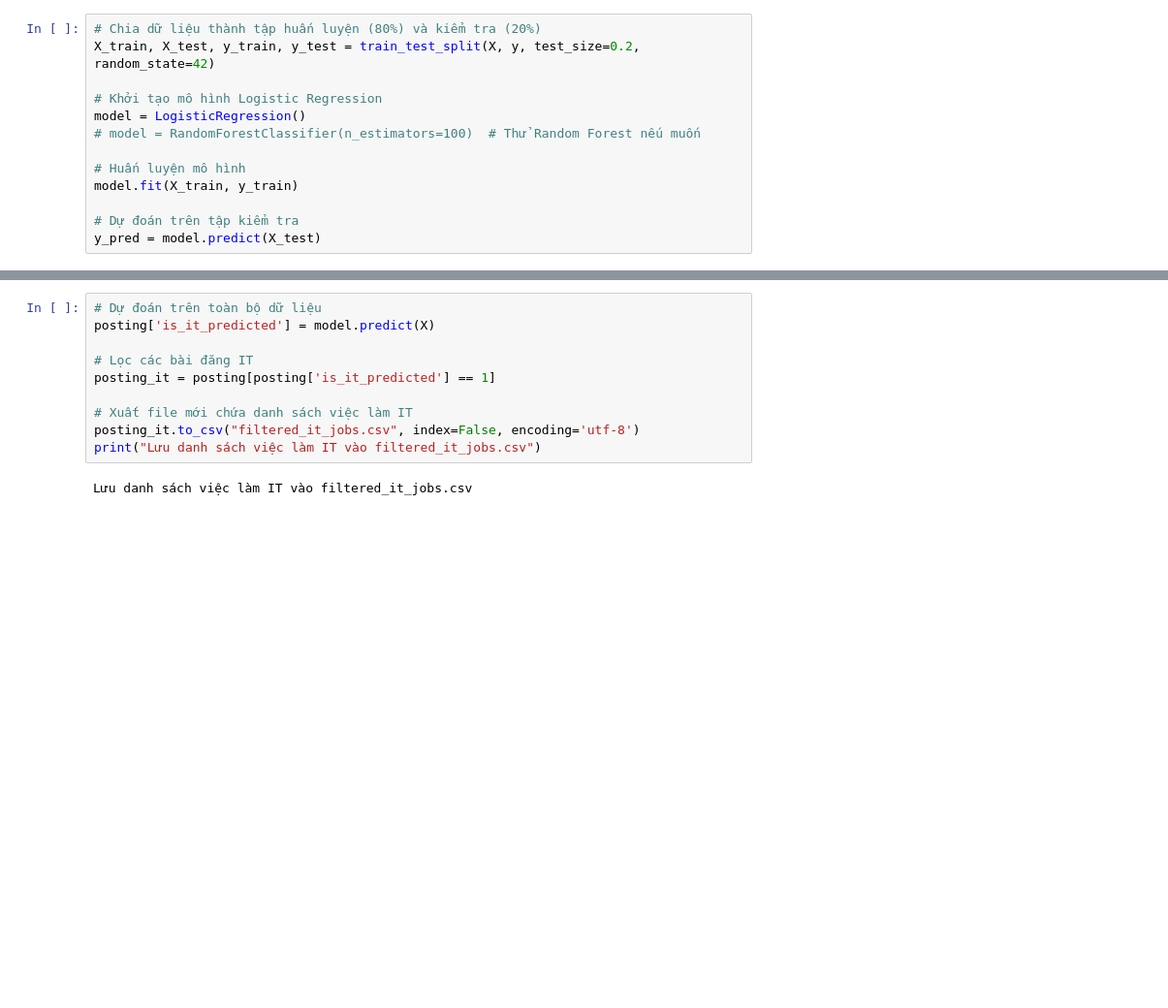
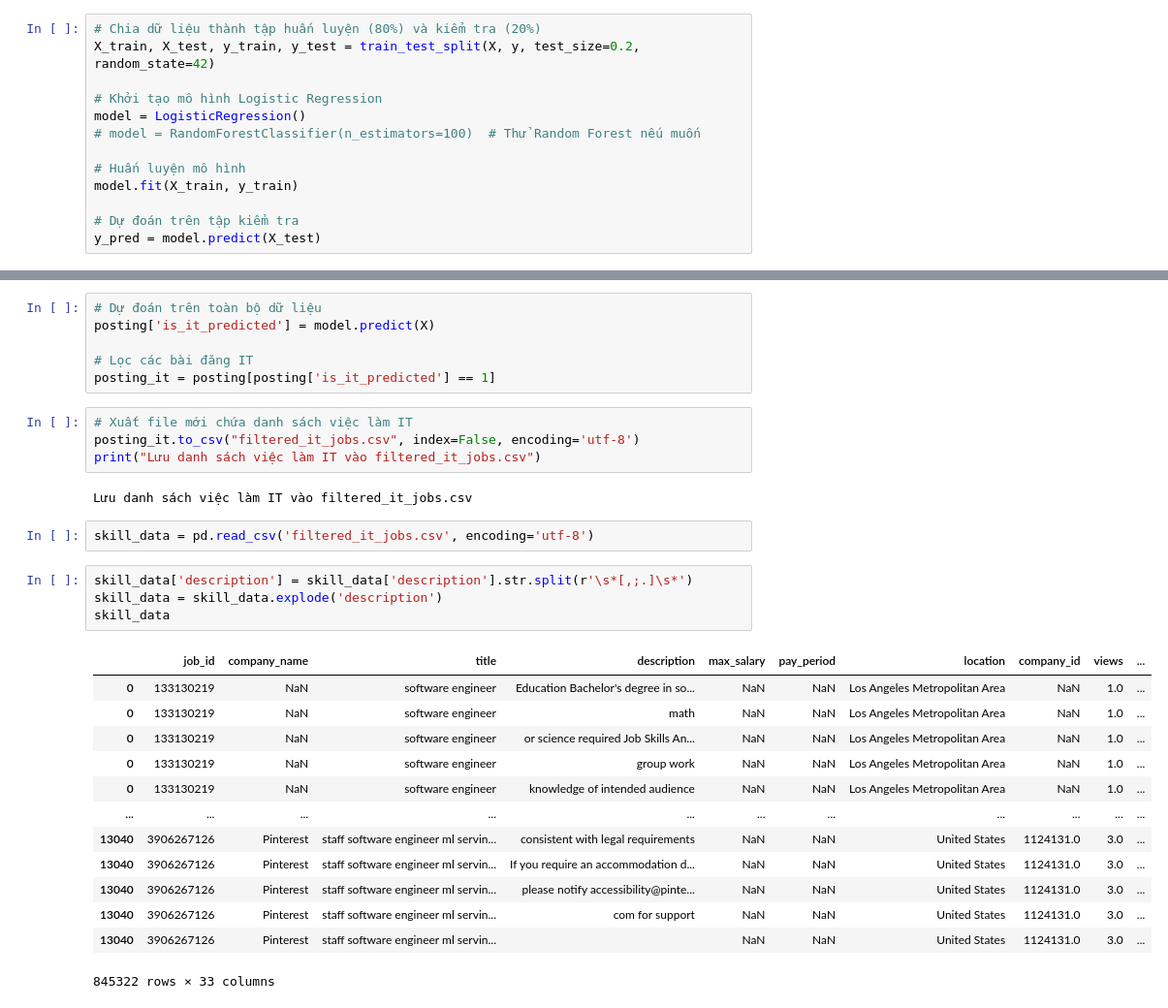
Before and after one commit to lvlykatie/filtering-IT-field, a Jupyter notebook: filter.ipynb, the cells around one changed output, grey strips where cells are left out. Shown: that part at 97% size. Saved outputs shown, nothing was run; the diff lists cells and outputs as text; blank space fills up the shorter version.

```diff
--- a/filter.ipynb
+++ b/filter.ipynb
@@ -109,12 +99,32 @@ weighted avg       1.00      1.00      1.00    977387
+# %%
+# Dự đoán trên toàn bộ dữ liệu
+posting['is_it_predicted'] = model.predict(X)
+
+# Lọc các bài đăng IT
+posting_it = posting[posting['is_it_predicted'] == 1]
 # %%
-# Dự đoán trên toàn bộ dữ liệu
-posting['is_it_predicted'] = model.predict(X)
-
-# Lọc các bài đăng IT
-posting_it = posting[posting['is_it_predicted'] == 1]
-
 # Xuất file mới chứa danh sách việc làm IT
 posting_it.to_csv("filtered_it_jobs.csv", index=False, encoding='utf-8')
 print("Lưu danh sách việc làm IT vào filtered_it_jobs.csv")
 # %% [output]
 Lưu danh sách việc làm IT vào filtered_it_jobs.csv
+# %%
+skill_data = pd.read_csv('filtered_it_jobs.csv', encoding='utf-8')
+# %%
+skill_data['description'] = skill_data['description'].str.split(r'\s*[,;.]\s*')
+skill_data = skill_data.explode('description')
+skill_data
+# %% [output]
+|  | job_id | company_name | title | description | max_salary | pay_period | location | company_id | views | ... |
+| 0 | 133130219 | NaN | software engineer | Education Bachelor's degree in so... | NaN | NaN | Los Angeles Metropolitan Area | NaN | 1.0 | ... |
+| 0 | 133130219 | NaN | software engineer | math | NaN | NaN | Los Angeles Metropolitan Area | NaN | 1.0 | ... |
+| 0 | 133130219 | NaN | software engineer | or science required Job Skills An... | NaN | NaN | Los Angeles Metropolitan Area | NaN | 1.0 | ... |
+| 0 | 133130219 | NaN | software engineer | group work | NaN | NaN | Los Angeles Metropolitan Area | NaN | 1.0 | ... |
+| 0 | 133130219 | NaN | software engineer | knowledge of intended audience | NaN | NaN | Los Angeles Metropolitan Area | NaN | 1.0 | ... |
+| ... | ... | ... | ... | ... | ... | ... | ... | ... | ... | ... |
+| 13040 | 3906267126 | Pinterest | staff software engineer ml servin... | consistent with legal requirements | NaN | NaN | United States | 1124131.0 | 3.0 | ... |
+| 13040 | 3906267126 | Pinterest | staff software engineer ml servin... | If you require an accommodation d... | NaN | NaN | United States | 1124131.0 | 3.0 | ... |
+| 13040 | 3906267126 | Pinterest | staff software engineer ml servin... | please notify accessibility@pinte... | NaN | NaN | United States | 1124131.0 | 3.0 | ... |
+| 13040 | 3906267126 | Pinterest | staff software engineer ml servin... | com for support | NaN | NaN | United States | 1124131.0 | 3.0 | ... |
+| 13040 | 3906267126 | Pinterest | staff software engineer ml servin... |  | NaN | NaN | United States | 1124131.0 | 3.0 | ... |
+845322 rows × 33 columns
```
Also changed, not shown: parts of 11 cells of this notebook, 2 other files.
